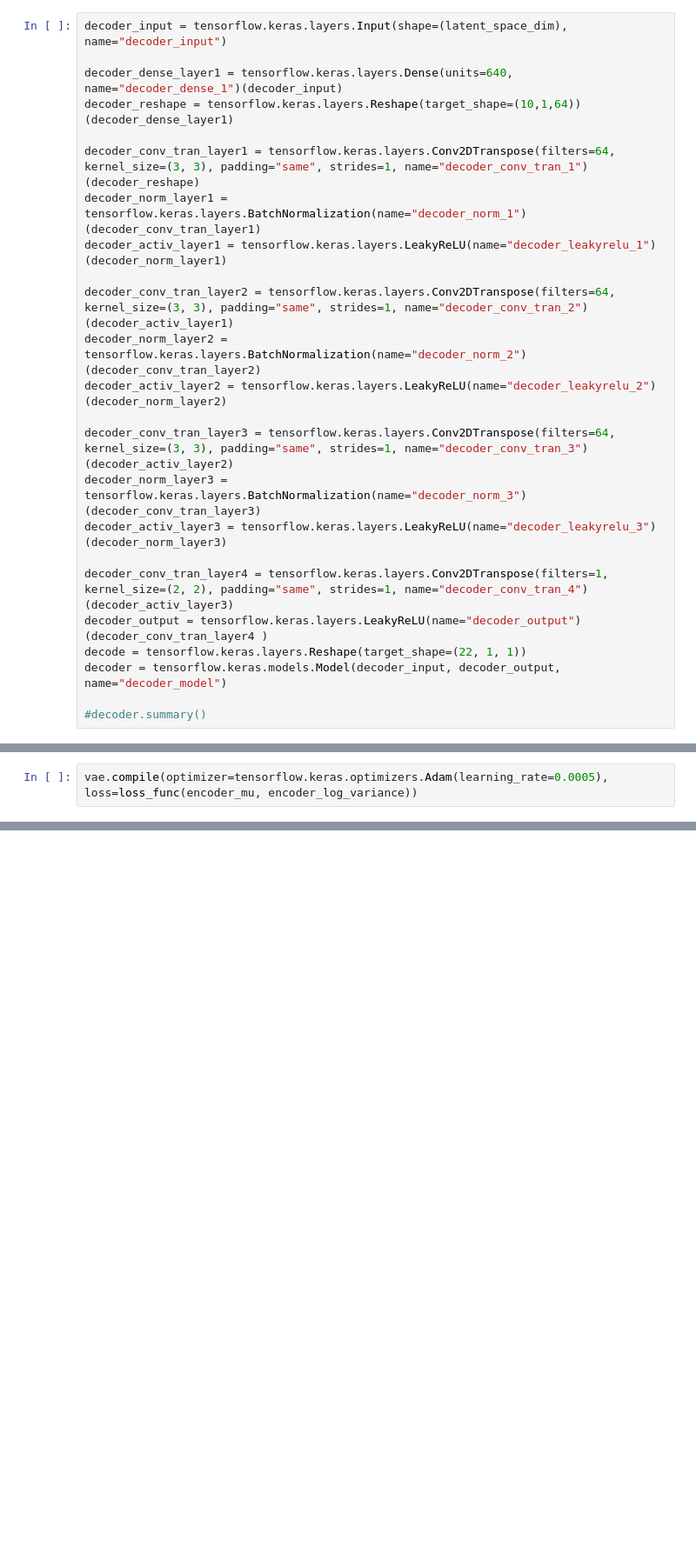
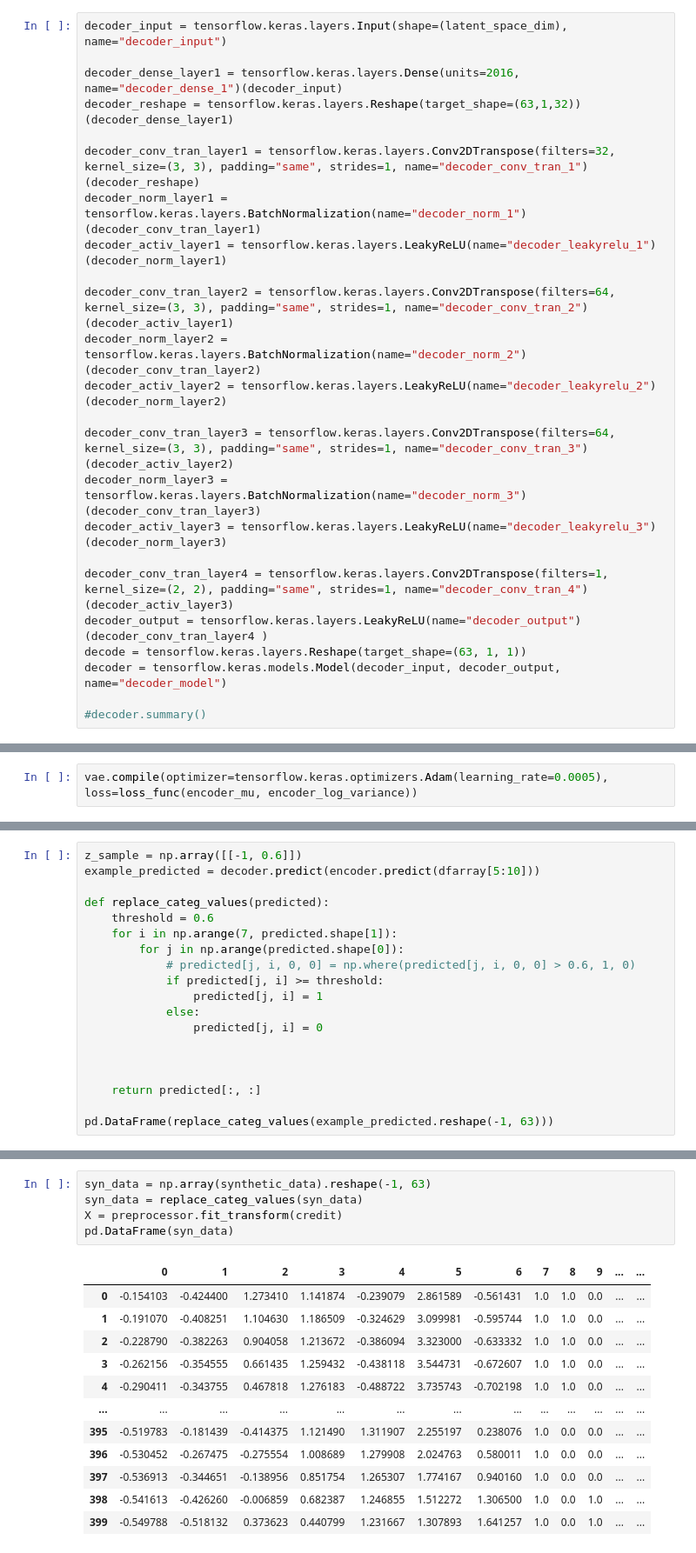
Before and after one commit to arigqt/giskard-examples, a Jupyter notebook: Credit scoring classification model.ipynb, the cells around one changed output, grey strips where cells are left out. Shown at 87% size. Drawn from its saved outputs; the diff is of its cells as text; blank space fills up the shorter version.

```diff
--- a/Credit scoring classification model.ipynb
+++ b/Credit scoring classification model.ipynb
@@ -788,10 +252,10 @@ encoder = tensorflow.keras.models.Model(x, encoder_output, name="encoder_model")
 # %%
 decoder_input = tensorflow.keras.layers.Input(shape=(latent_space_dim), name="decoder_input")
 
-decoder_dense_layer1 = tensorflow.keras.layers.Dense(units=640, name="decoder_dense_1")(decoder_input)
-decoder_reshape = tensorflow.keras.layers.Reshape(target_shape=(10,1,64))(decoder_dense_layer1)
+decoder_dense_layer1 = tensorflow.keras.layers.Dense(units=2016, name="decoder_dense_1")(decoder_input)
+decoder_reshape = tensorflow.keras.layers.Reshape(target_shape=(63,1,32))(decoder_dense_layer1)
 
-decoder_conv_tran_layer1 = tensorflow.keras.layers.Conv2DTranspose(filters=64, kernel_size=(3, 3), padding="same", strides=1, name="decoder_conv_tran_1")(decoder_reshape)
+decoder_conv_tran_layer1 = tensorflow.keras.layers.Conv2DTranspose(filters=32, kernel_size=(3, 3), padding="same", strides=1, name="decoder_conv_tran_1")(decoder_reshape)
 decoder_norm_layer1 = tensorflow.keras.layers.BatchNormalization(name="decoder_norm_1")(decoder_conv_tran_layer1)
 decoder_activ_layer1 = tensorflow.keras.layers.LeakyReLU(name="decoder_leakyrelu_1")(decoder_norm_layer1)
 
@@ -805,7 +269,7 @@ decoder_activ_layer3 = tensorflow.keras.layers.LeakyReLU(name="decoder_leakyrelu
 
 decoder_conv_tran_layer4 = tensorflow.keras.layers.Conv2DTranspose(filters=1, kernel_size=(2, 2), padding="same", strides=1, name="decoder_conv_tran_4")(decoder_activ_layer3)
 decoder_output = tensorflow.keras.layers.LeakyReLU(name="decoder_output")(decoder_conv_tran_layer4 )
-decode = tensorflow.keras.layers.Reshape(target_shape=(22, 1, 1))
+decode = tensorflow.keras.layers.Reshape(target_shape=(63, 1, 1))
 decoder = tensorflow.keras.models.Model(decoder_input, decoder_output, name="decoder_model")
 
 #decoder.summary()
@@ -915,0 +323,19 @@ array=['Default' 'Default' 'Default' 'Default' 'Default' 'Default' 'Default'
+# %%
+z_sample = np.array([[-1, 0.6]])
+example_predicted = decoder.predict(encoder.predict(dfarray[5:10]))
+
+def replace_categ_values(predicted):
+    threshold = 0.6
+    for i in np.arange(7, predicted.shape[1]):
+        for j in np.arange(predicted.shape[0]):
+            # predicted[j, i, 0, 0] = np.where(predicted[j, i, 0, 0] > 0.6, 1, 0)
+            if predicted[j, i] >= threshold:
+                predicted[j, i] = 1
+            else:
+                predicted[j, i] = 0
+
+
+
+    return predicted[:, :]
+
+pd.DataFrame(replace_categ_values(example_predicted.reshape(-1, 63)))
@@ -915,0 +384,18 @@ array=['Default' 'Default' 'Default' 'Default' 'Default' 'Default' 'Default'
+# %%
+syn_data = np.array(synthetic_data).reshape(-1, 63)
+syn_data = replace_categ_values(syn_data)
+X = preprocessor.fit_transform(credit)
+pd.DataFrame(syn_data)
+# %% [output]
+|  | 0 | 1 | 2 | 3 | 4 | 5 | 6 | 7 | 8 | 9 | ... | ... |
+| 0 | -0.154103 | -0.424400 | 1.273410 | 1.141874 | -0.239079 | 2.861589 | -0.561431 | 1.0 | 1.0 | 0.0 | ... | ... |
+| 1 | -0.191070 | -0.408251 | 1.104630 | 1.186509 | -0.324629 | 3.099981 | -0.595744 | 1.0 | 1.0 | 0.0 | ... | ... |
+| 2 | -0.228790 | -0.382263 | 0.904058 | 1.213672 | -0.386094 | 3.323000 | -0.633332 | 1.0 | 1.0 | 0.0 | ... | ... |
+| 3 | -0.262156 | -0.354555 | 0.661435 | 1.259432 | -0.438118 | 3.544731 | -0.672607 | 1.0 | 1.0 | 0.0 | ... | ... |
+| 4 | -0.290411 | -0.343755 | 0.467818 | 1.276183 | -0.488722 | 3.735743 | -0.702198 | 1.0 | 1.0 | 0.0 | ... | ... |
+| ... | ... | ... | ... | ... | ... | ... | ... | ... | ... | ... | ... | ... |
+| 395 | -0.519783 | -0.181439 | -0.414375 | 1.121490 | 1.311907 | 2.255197 | 0.238076 | 1.0 | 0.0 | 0.0 | ... | ... |
+| 396 | -0.530452 | -0.267475 | -0.275554 | 1.008689 | 1.279908 | 2.024763 | 0.580011 | 1.0 | 0.0 | 0.0 | ... | ... |
+| 397 | -0.536913 | -0.344651 | -0.138956 | 0.851754 | 1.265307 | 1.774167 | 0.940160 | 1.0 | 0.0 | 0.0 | ... | ... |
+| 398 | -0.541613 | -0.426260 | -0.006859 | 0.682387 | 1.246855 | 1.512272 | 1.306500 | 1.0 | 0.0 | 1.0 | ... | ... |
+| 399 | -0.549788 | -0.518132 | 0.373623 | 0.440799 | 1.231667 | 1.307893 | 1.641257 | 1.0 | 0.0 | 1.0 | ... | ... |
```
Also changed, not shown: parts of 62 cells of this notebook.
